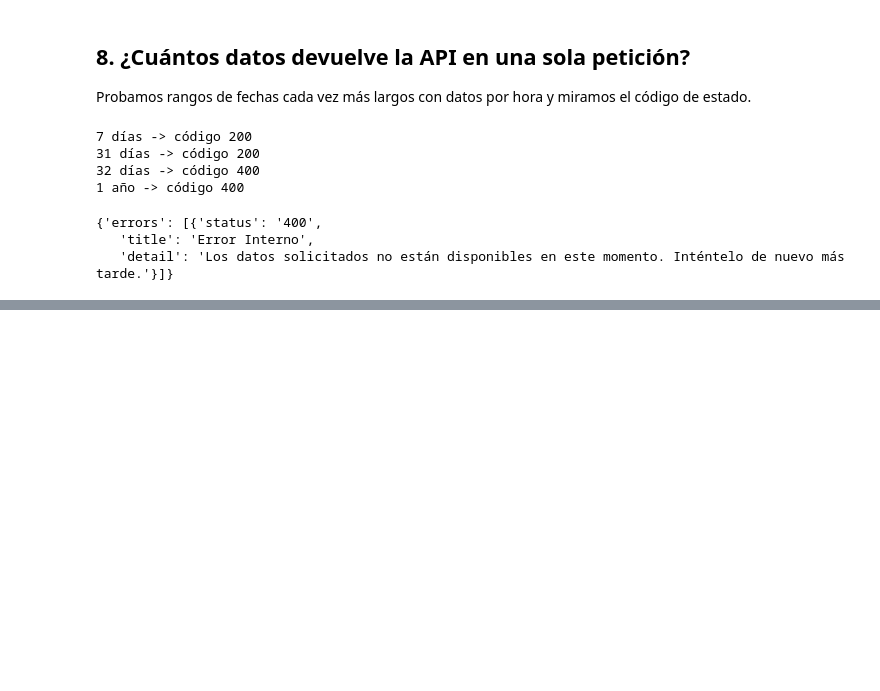
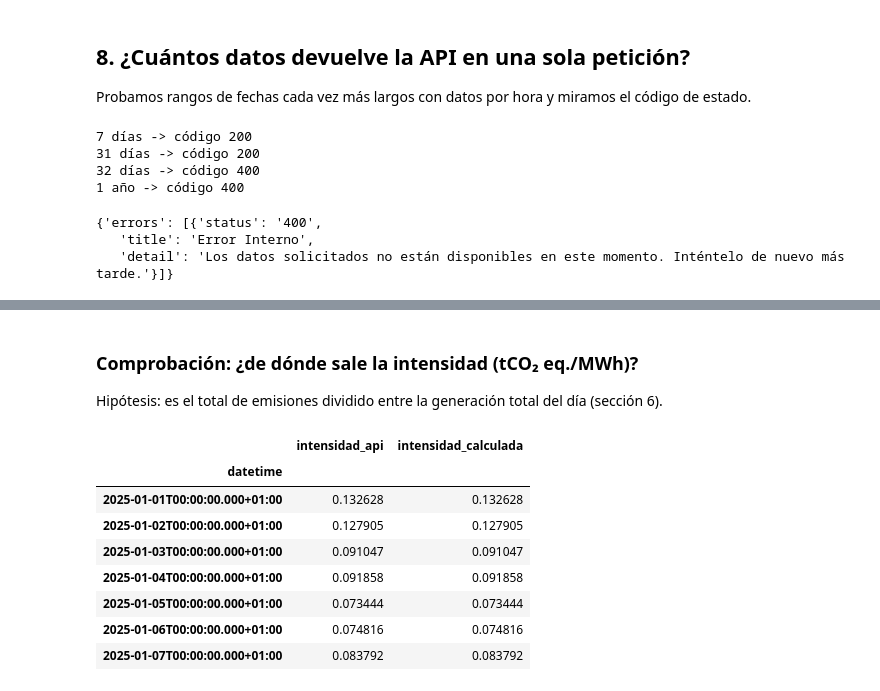
Before and after one commit to cristobalperezolmo/mercado-electrico-espana, a Jupyter notebook: notebooks/01_exploracion_api.ipynb, the cells around one changed output, grey strips where cells are left out. Cells and saved outputs as stored; diff of their text form; code cells hidden in the pictures; blank space fills up the shorter version.

```diff
--- a/notebooks/01_exploracion_api.ipynb
+++ b/notebooks/01_exploracion_api.ipynb
@@ -309,0 +364,25 @@ respuesta.json()
+# %% [markdown]
+### Comprobación: ¿de dónde sale la intensidad (tCO₂ eq./MWh)?
+
+Hipótesis: es el total de emisiones dividido entre la generación total del día (sección 6).
+# %%
+# Emisiones totales y generación total por día, como series indexadas por fecha
+emisiones_total = df_emisiones[df_emisiones["serie"] == "Total tCO2 eq."].set_index("datetime")["value"]
+generacion_total = df_generacion[df_generacion["tecnologia"] == "Generación total"].set_index("datetime")["value"]
+intensidad_api = df_emisiones[df_emisiones["serie"] == "tCO2 eq./MWh"].set_index("datetime")["value"]
+
+comparacion = pd.DataFrame({
+    "intensidad_api": intensidad_api,
+    "intensidad_calculada": emisiones_total / generacion_total,
+})
+comparacion
+# %% [output]
+|  | intensidad_api | intensidad_calculada |
+| datetime |  |  |
+| 2025-01-01T00:00:00.000+01:00 | 0.132628 | 0.132628 |
+| 2025-01-02T00:00:00.000+01:00 | 0.127905 | 0.127905 |
+| 2025-01-03T00:00:00.000+01:00 | 0.091047 | 0.091047 |
+| 2025-01-04T00:00:00.000+01:00 | 0.091858 | 0.091858 |
+| 2025-01-05T00:00:00.000+01:00 | 0.073444 | 0.073444 |
+| 2025-01-06T00:00:00.000+01:00 | 0.074816 | 0.074816 |
+| 2025-01-07T00:00:00.000+01:00 | 0.083792 | 0.083792 |
```
Also changed, not shown: parts of 3 cells of this notebook.
